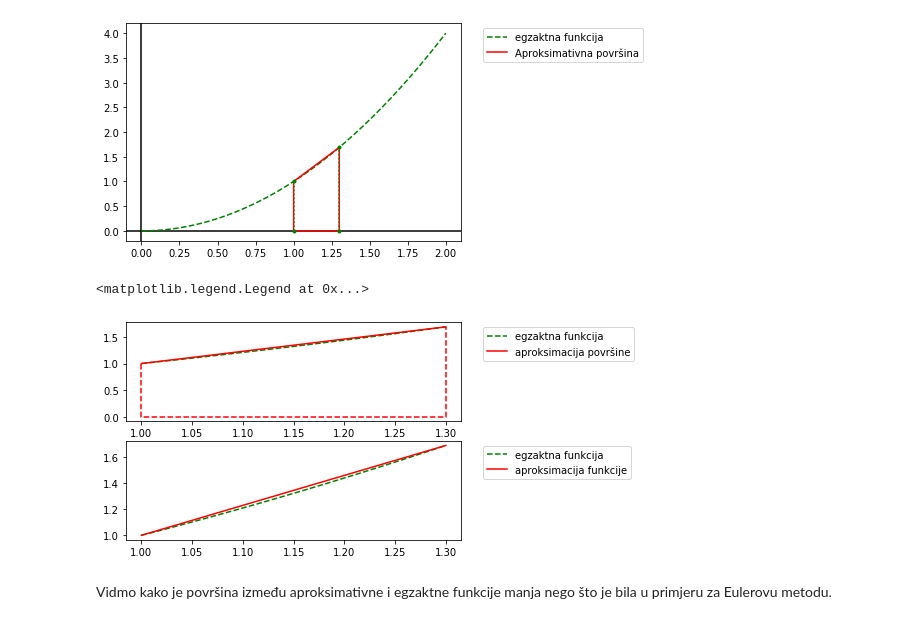
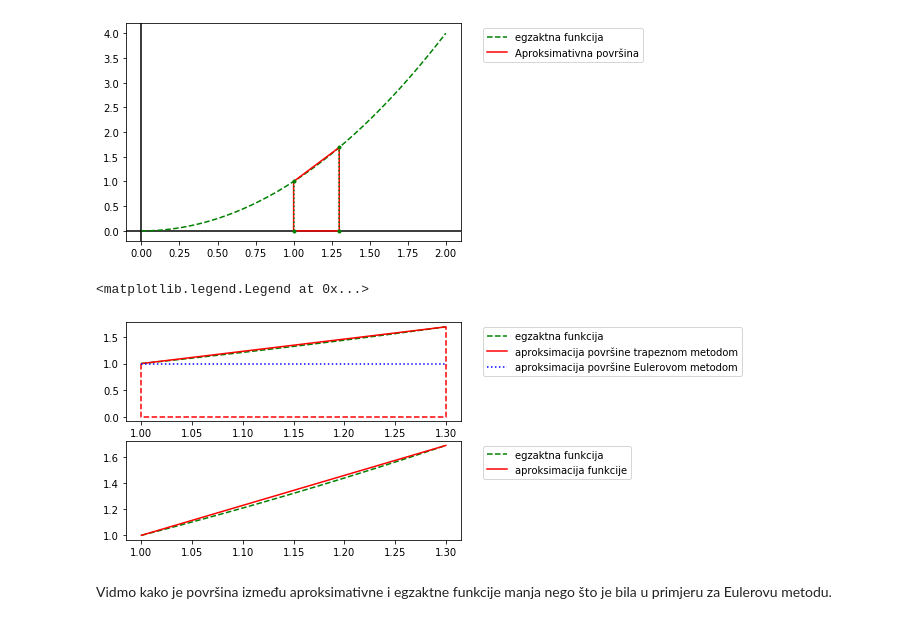
Before and after one commit to matkobrandic/PythonEssay, a Jupyter notebook: Numeričko rješavanje sustava linearnih jednadžbi i inicijalnog problema za ODJ.ipynb, the cells around one changed output. Saved outputs shown, nothing was run; the diff lists cells and outputs as text; code cells hidden in the pictures.

```diff
--- a/Numeričko rješavanje sustava linearnih jednadžbi i inicijalnog problema za ODJ.ipynb
+++ b/Numeričko rješavanje sustava linearnih jednadžbi i inicijalnog problema za ODJ.ipynb
@@ -610,16 +690,17 @@ ax1.legend(bbox_to_anchor=(1.05, 1), loc='upper left')
 # %%
 y = x[100:131]
 fig7, (ax2, ax3) = plt.subplots(2,1)
 ax2.plot(y, y**2, color='green', linestyle='--', label='egzaktna funkcija')
-ax2.plot([1., 1.3], [1.,1.69], color='red', label='aproksimacija površine')
+ax2.plot([1., 1.3], [1.,1.69], color='red', label='aproksimacija površine trapeznom metodom')
 ax2.plot([1., 1., 1.3, 1.3], [1., 0., 0., 1.69], color='red', linestyle='--')
+ax2.plot([1., 1.3],[1., 1.], color='blue', linestyle=':', label='aproksimacija površine Eulerovom metodom')
 ax2.legend(bbox_to_anchor=(1.05, 1), loc='upper left')
 ax3.plot(y, y**2, color='green', linestyle='--', label='egzaktna funkcija')
 ax3.plot([1., 1.3], [1.,1.69], color='red', label='aproksimacija funkcije')
 ax3.legend(bbox_to_anchor=(1.05, 1), loc='upper left')
 # %% [output]
 <matplotlib.legend.Legend at 0x...>
-[figure, old version]
+[figure, new version]
 # %% [markdown]
 Vidmo kako je površina između aproksimativne i egzaktne funkcije manja nego što je bila u primjeru za Eulerovu metodu.
 # %% [markdown]
```
Also changed, not shown: parts of 15 cells of this notebook.
